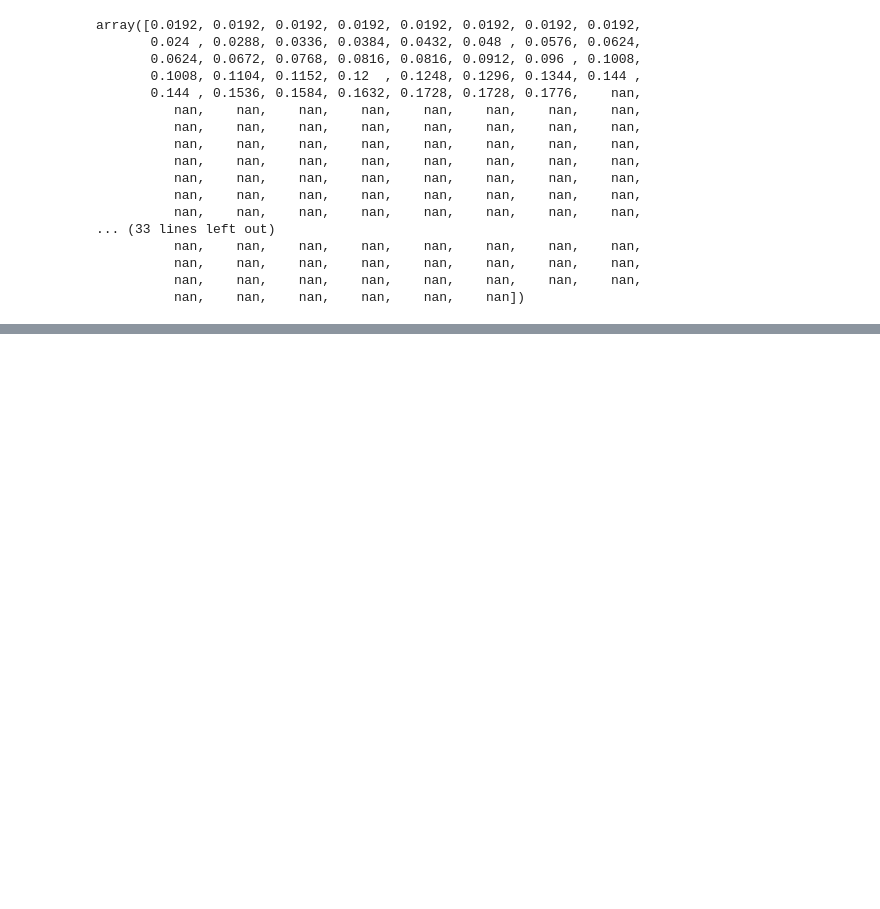
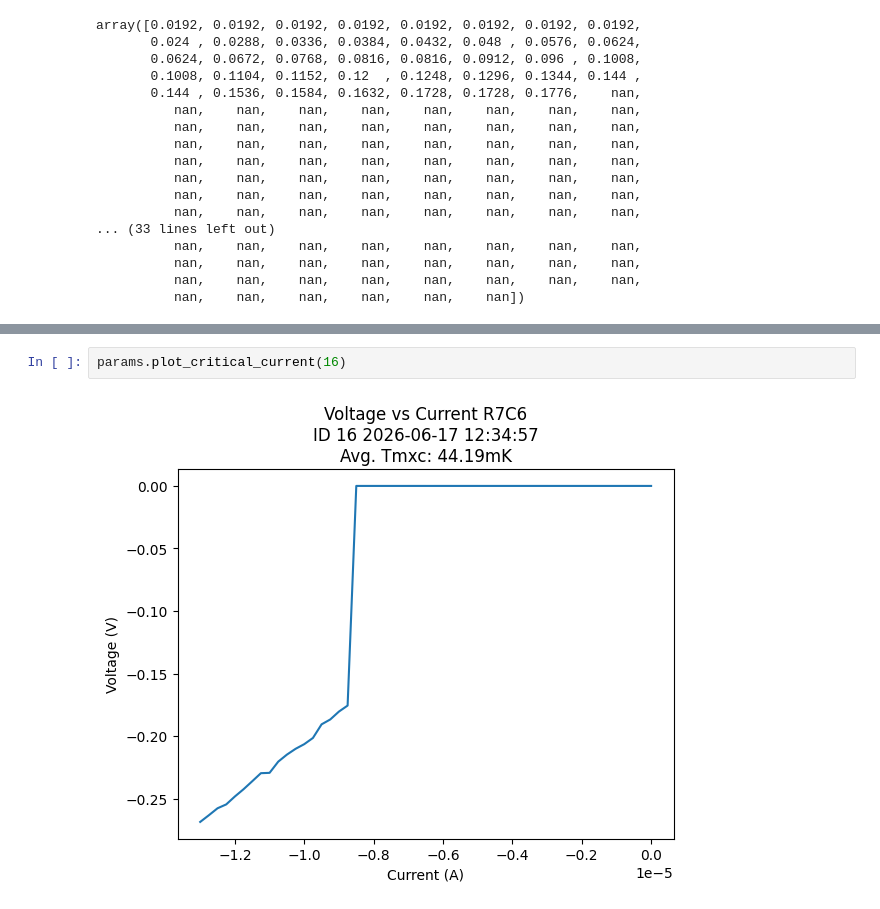
Before and after one commit to QNLSydney/snspd, a Jupyter notebook: SNSPD2/SNSPD13_Line2_Analysis.ipynb, the cells around one changed output, grey strips where cells are left out. Drawn from its saved outputs; the diff is of its cells as text; blank space fills up the shorter version.

```diff
--- a/SNSPD2/SNSPD13_Line2_Analysis.ipynb
+++ b/SNSPD2/SNSPD13_Line2_Analysis.ipynb
@@ -218,0 +231,4 @@ array([0.0192, 0.0192, 0.0192, 0.0192, 0.0192, 0.0192, 0.0192, 0.0192,
+# %%
+params.plot_critical_current(16)
+# %% [output]
+[figure, added]
```
Also changed, not shown: parts of 54 cells of this notebook, 1 other file.
